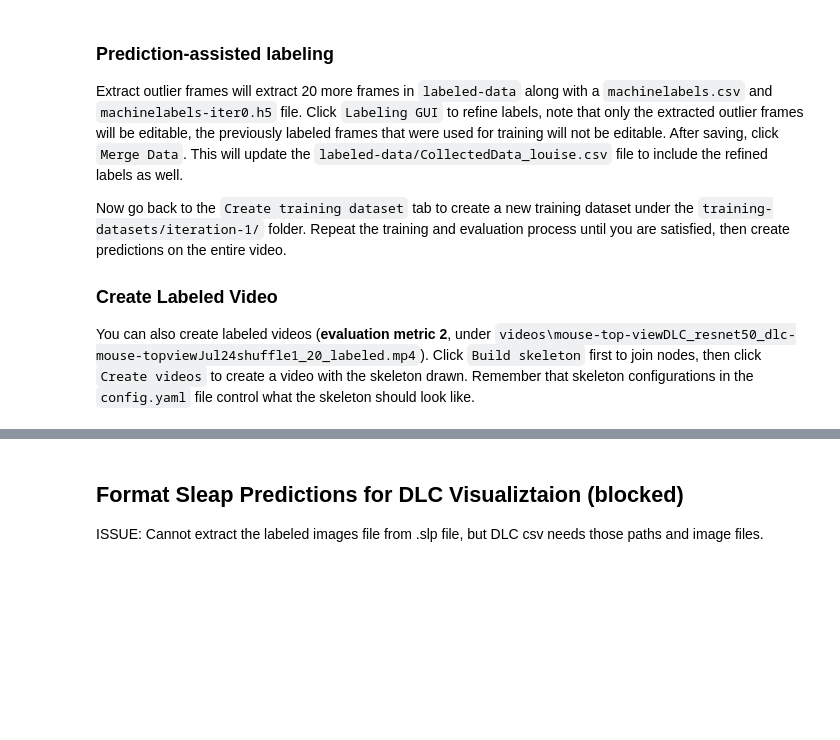
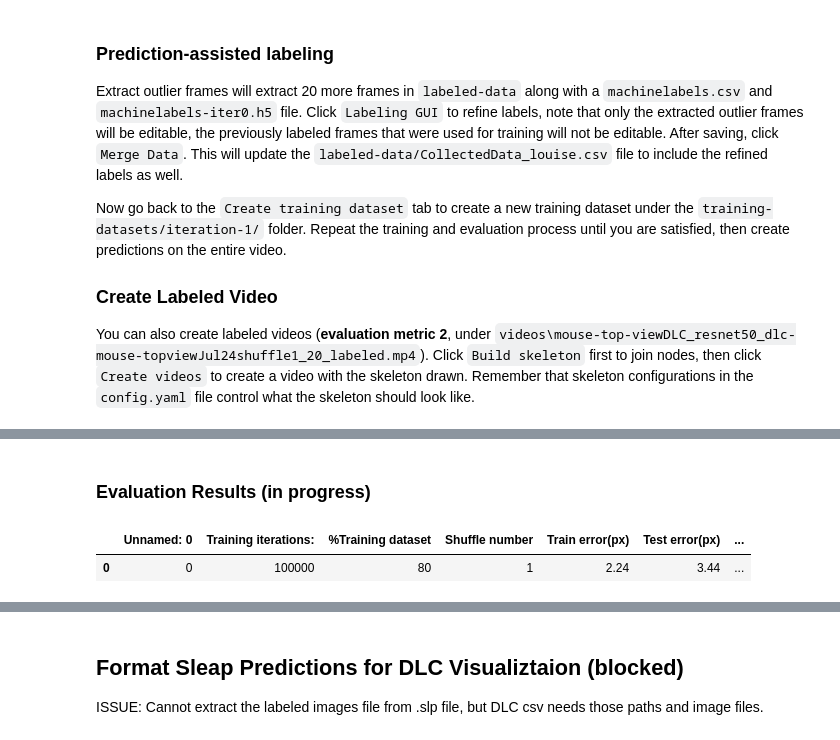
Before and after one commit to Louise-X10/Cloud-Pose-Estimation, a Jupyter notebook: Compare_DLC.ipynb, the cells around one changed output, grey strips where cells are left out. Saved outputs shown, nothing was run; the diff lists cells and outputs as text; code cells hidden in the pictures; blank space fills up the shorter version.

Commit message:
feat: add dlc default train results

```diff
--- a/Compare_DLC.ipynb
+++ b/Compare_DLC.ipynb
@@ -53,0 +128,13 @@ Begin train 3:08 pm
+# %% [markdown]
+### Evaluation Results (in progress)
+# %%
+import pandas as pd
+from pathlib import Path
+
+NOTEBOOK_DIR = Path.cwd()
+DLC_PROJECT_DIR = NOTEBOOK_DIR / "dlc-prelabeled-Pranav-2023-07-27"
+EVAL_DIR = DLC_PROJECT_DIR / "evaluation-results" / "iteration-0"
+pd.read_csv(str(EVAL_DIR / "CombinedEvaluation-results.csv" ))
+# %% [output]
+|  | Unnamed: 0 | Training iterations: | %Training dataset | Shuffle number | Train error(px) | Test error(px) | ... |
+| 0 | 0 | 100000 | 80 | 1 | 2.24 | 3.44 | ... |
```
Also changed, not shown: parts of 13 cells of this notebook.
